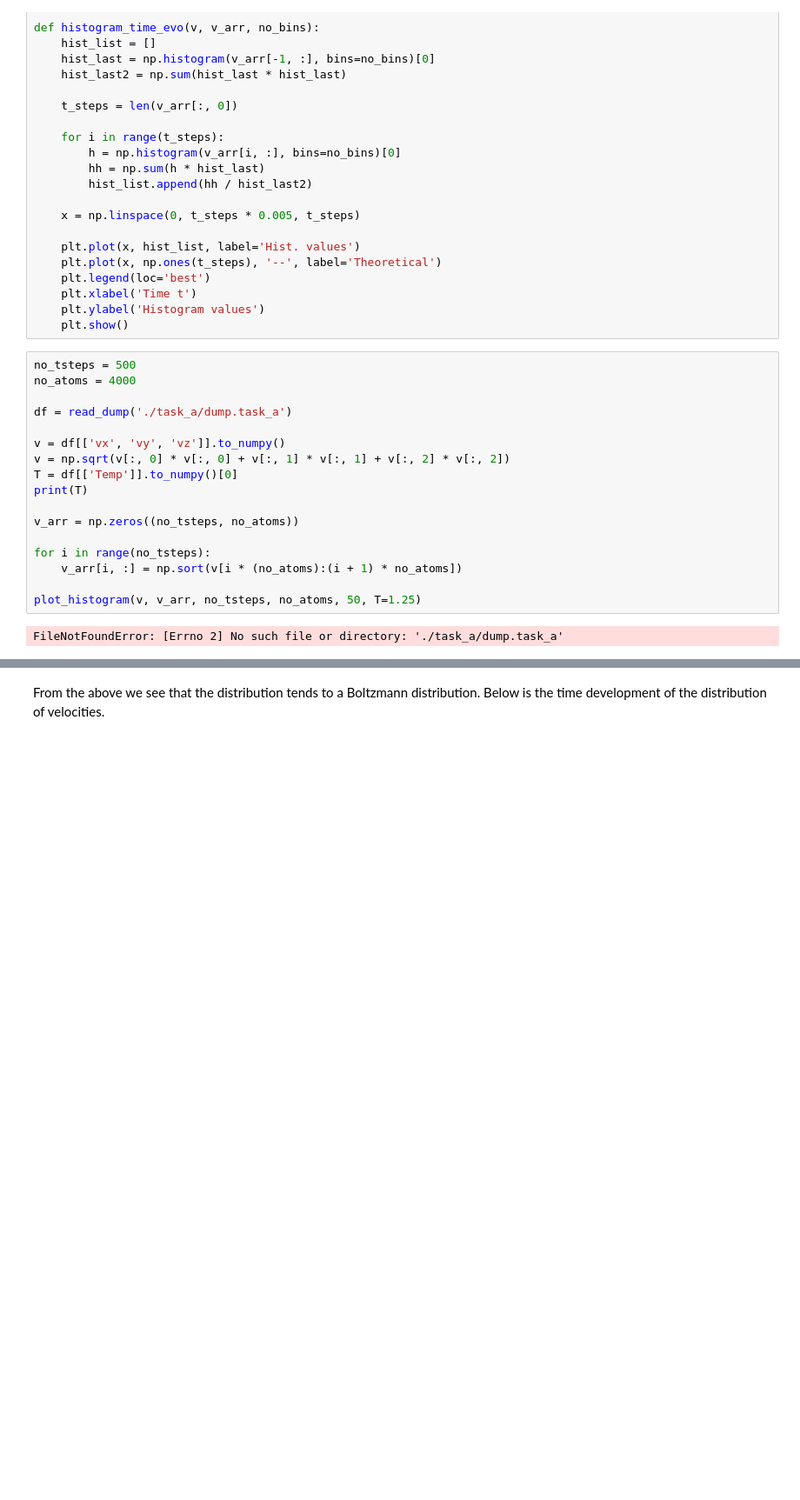
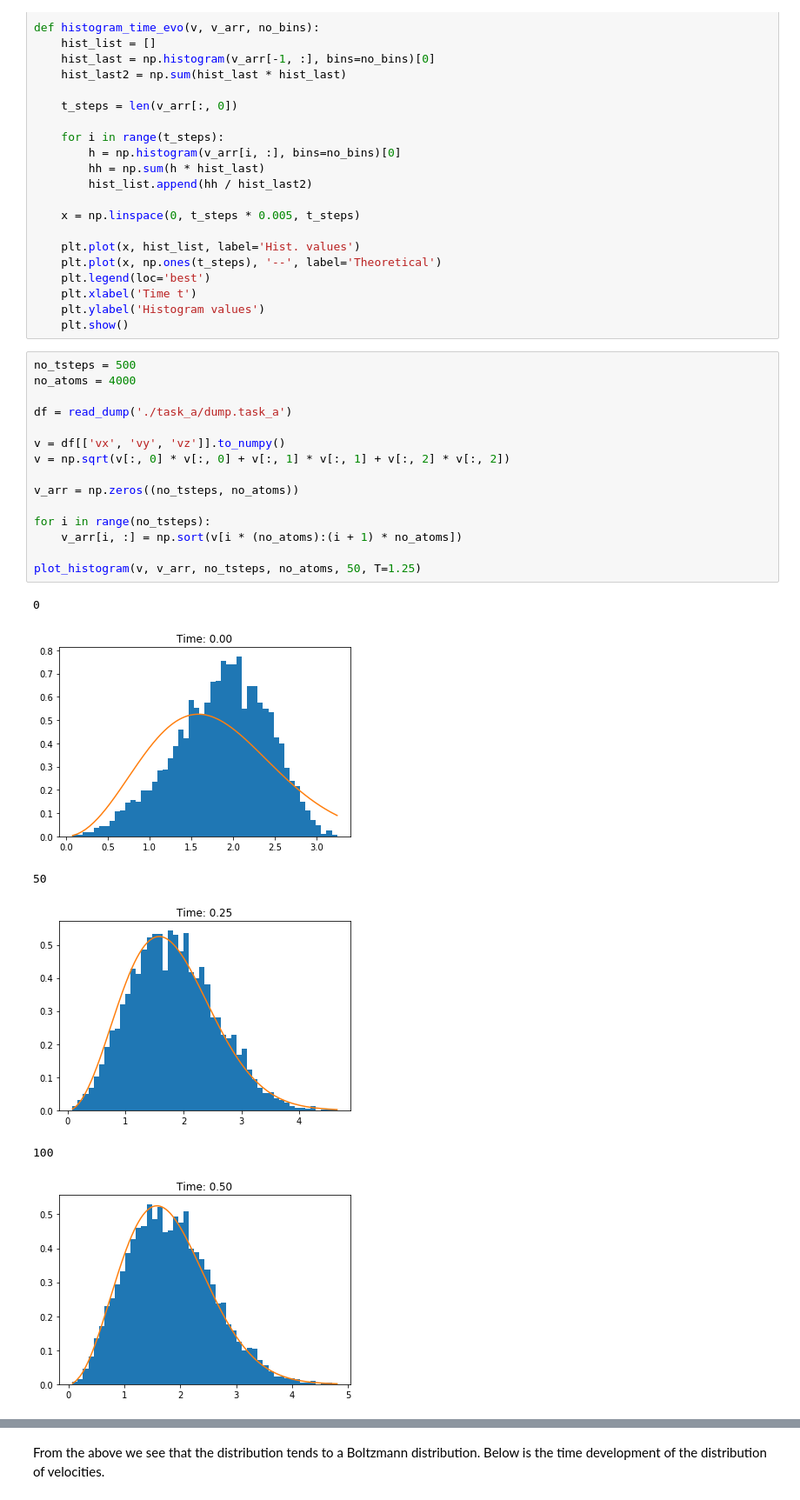
Before and after one commit to chdre/FYS4460, a Jupyter notebook: Project1/Project1.ipynb, the cells around one changed output, grey strips where cells are left out. Shown at 87% size. Cells and saved outputs as stored; diff of their text form; blank space fills up the shorter version.

```diff
--- a/Project1/Project1.ipynb
+++ b/Project1/Project1.ipynb
@@ -159,19 +161,22 @@ def histogram_time_evo(v, v_arr, no_bins):
 # %%
 no_tsteps = 500
 no_atoms = 4000
 
 df = read_dump('./task_a/dump.task_a')
 
 v = df[['vx', 'vy', 'vz']].to_numpy()
 v = np.sqrt(v[:, 0] * v[:, 0] + v[:, 1] * v[:, 1] + v[:, 2] * v[:, 2])
-T = df[['Temp']].to_numpy()[0]
-print(T)
 
 v_arr = np.zeros((no_tsteps, no_atoms))
 
 for i in range(no_tsteps):
     v_arr[i, :] = np.sort(v[i * (no_atoms):(i + 1) * no_atoms])
 
 plot_histogram(v, v_arr, no_tsteps, no_atoms, 50, T=1.25)
 # %% [output]
-FileNotFoundError: [Errno 2] No such file or directory: './task_a/dump.task_a'
+0
+[figure, added]
+50
+[figure, added]
+100
+[figure, added]
```
Also changed, not shown: parts of 24 cells of this notebook, 9 other files.
